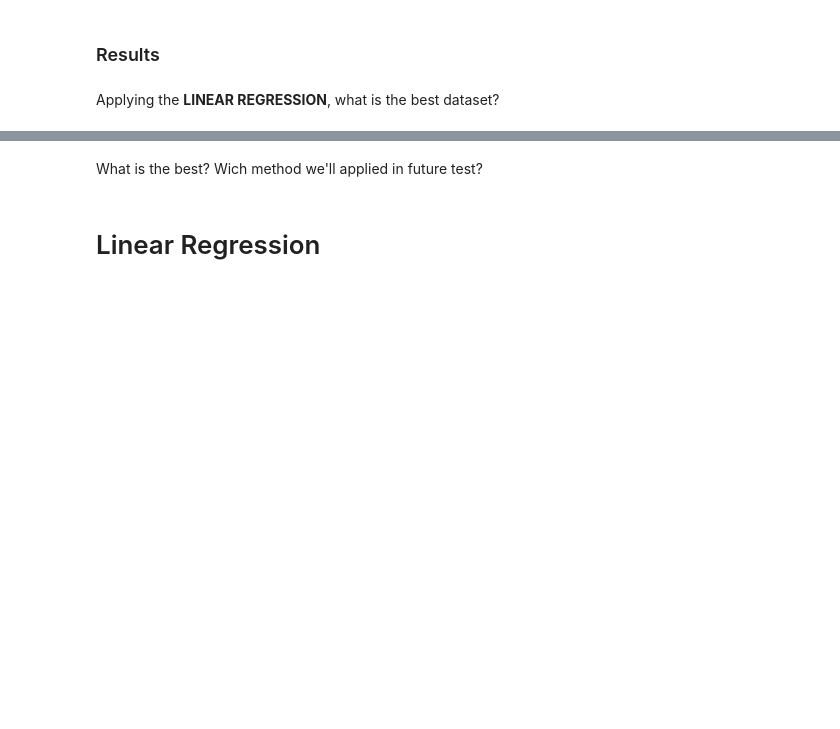
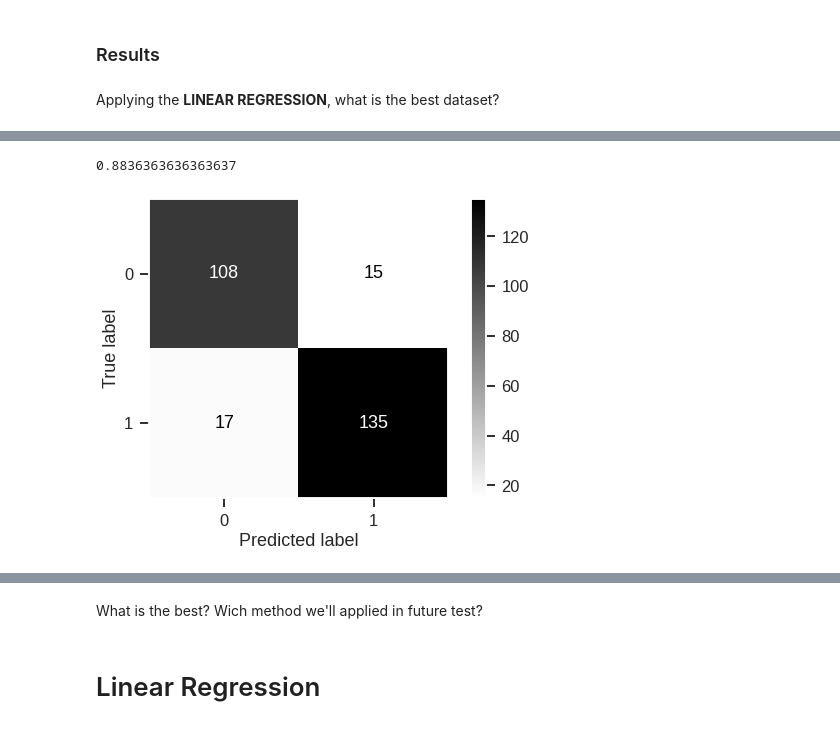
Before and after one commit to MichaelPlug/FDS_Project_HFD, a Jupyter notebook: Project_notebook.ipynb, the cells around one changed output, grey strips where cells are left out. Drawn from its saved outputs; the diff is of its cells as text; code cells hidden in the pictures; blank space fills up the shorter version.

```diff
--- a/Project_notebook.ipynb
+++ b/Project_notebook.ipynb
@@ -567,13 +564,14 @@ def clean(way, X_train, X_test,y_train,y_test):
     elif way == "addCol":
         return addCol(my_X_train, my_X_test, my_y_train,my_y_test)
     else:
+        pritn("way not found")
         return my_X_train, my_X_test, my_y_train,my_y_test
 
 def delCols(X_train, X_test,y_train,y_test):
     y_train = y_train.drop(X_train[X_train.RestingBP==0].index)
     X_train = X_train.drop(X_train[X_train.RestingBP==0].index)
     y_test = y_test.drop(X_test[X_test.RestingBP==0].index)
-    X_test = X_test.drop(X_test[X_train.RestingBP==0].index)
+    X_test = X_test.drop(X_test[X_test.RestingBP==0].index)
     del X_train["Cholesterol"]
     del X_test["Cholesterol"]
     return X_train, X_test,y_train,y_test
@@ -582,7 +580,7 @@ def delRows(X_train, X_test,y_train,y_test):
     y_train = y_train.drop(X_train[X_train.Cholesterol==0].index)
     X_train = X_train.drop(X_train[X_train.Cholesterol==0].index)
     y_test = y_test.drop(X_test[X_test.Cholesterol==0].index)
-    X_test = X_test.drop(X_test[X_train.Cholesterol==0].index)
+    X_test = X_test.drop(X_test[X_test.Cholesterol==0].index)
     return X_train, X_test,y_train,y_test
 
 def addMean(X_train, X_test,y_train,y_test):
@@ -690,0 +607,8 @@ plt.show()
+# %%
+y = df['HeartDisease']
+df.drop("HeartDisease",axis=1,inplace=True)
+X_train, X_test,y_train,y_test = train_test_split(df,y,test_size=0.3)
+X_train_delCols, X_test_delCols,y_train_delCols,y_test_delCols = clean("delCols", X_train, X_test,y_train,y_test)
+X_train_delRows, X_test_delRows,y_train_delRows,y_test_delRows = clean("delCols", X_train, X_test,y_train,y_test)
+X_train_addMean, X_test_addMean,y_train_addMean,y_test_addMean = clean("addMean", X_train, X_test,y_train,y_test)
+X_train_addCol, X_test_addCol,y_train_addCol,y_test_addCol = clean("addMean", X_train, X_test,y_train,y_test)
@@ -690,0 +626,11 @@ plt.show()
+# %%
+lr = LogisticRegression(max_iter=50000)
+lr.fit(X_train_delCols,y_train_delCols)
+pred = lr.predict(X_test_delCols)
+print(metrics.accuracy_score(pred,y_test_delCols))
+plot_confusion_matrix(lr, X_test_delCols, y_test_delCols,cmap="binary")
+plt.grid(False)
+plt.show()
+# %% [output]
+0.8836363636363637
+[figure, added]
```
Also changed, not shown: parts of 20 cells of this notebook.
